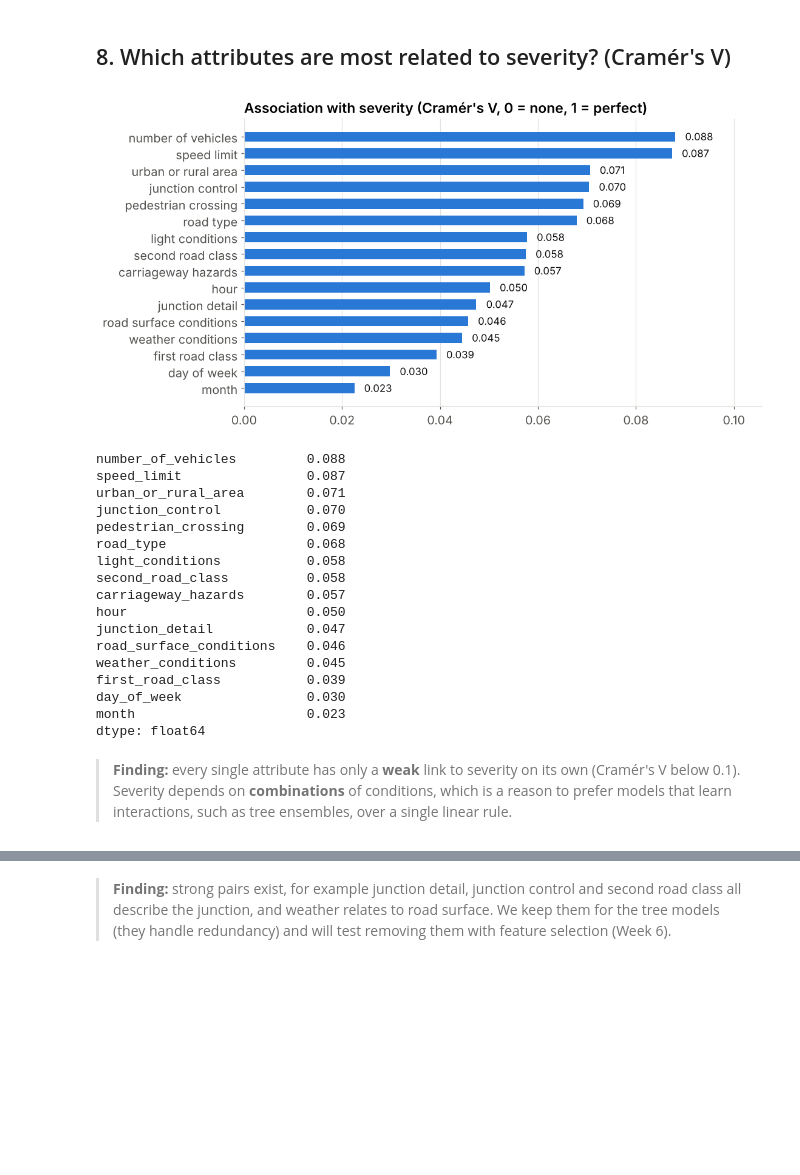
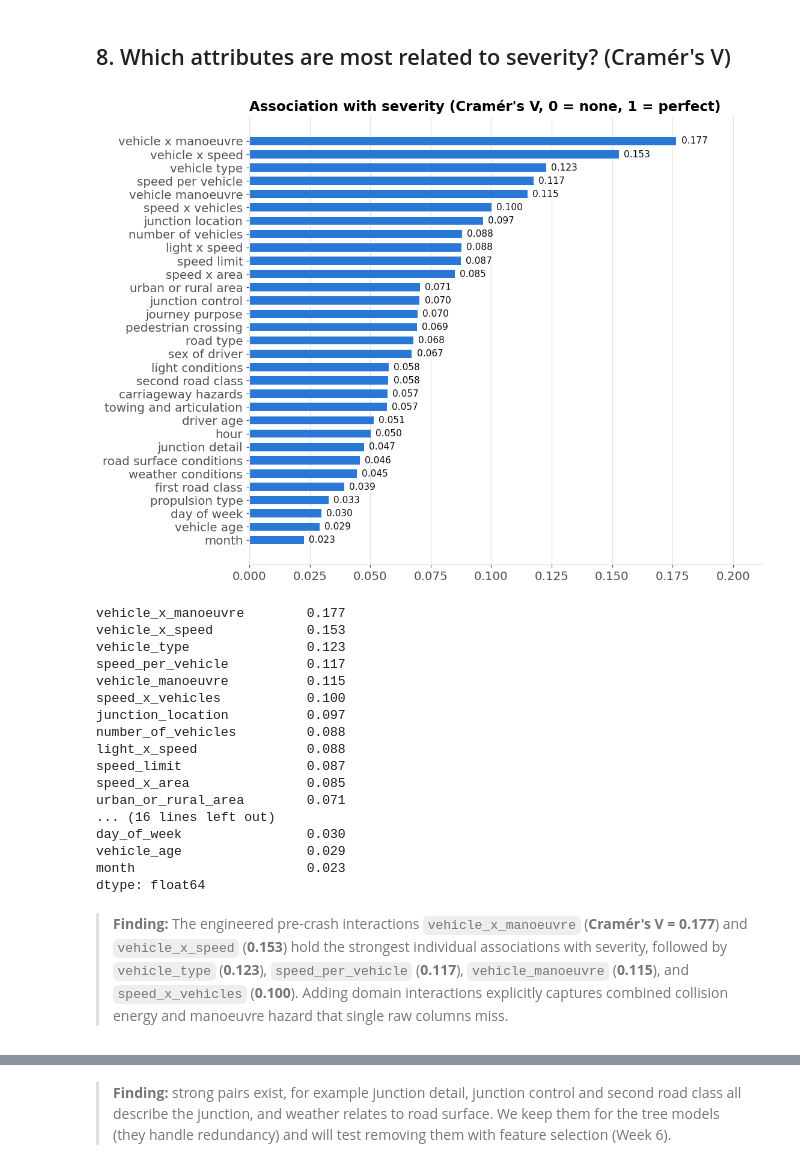
Before and after one commit to Ahmad-AlModhayan/arti205-road-accident-severity, a Jupyter notebook: Analysis/01_EDA_and_Data_Preparation.ipynb, the cells around one changed output, grey strips where cells are left out. Cells and saved outputs as stored; diff of their text form; code cells hidden in the pictures; blank space fills up the shorter version.

```diff
--- a/Analysis/01_EDA_and_Data_Preparation.ipynb
+++ b/Analysis/01_EDA_and_Data_Preparation.ipynb
@@ -18,6 +18,7 @@ from pathlib import Path
 from scipy.stats import chi2_contingency
 
 RAW = Path("../Data/dft-road-casualty-statistics-collision-2024.csv")
+VEH_RAW = Path("../Data/dft-road-casualty-statistics-vehicle-2024.csv")
 OUT = Path("../Data/UK_collisions_final.csv")
 FIG = Path("figures"); FIG.mkdir(exist_ok=True)
 
@@ -190,18 +296,29 @@ panels = [
     ("Light conditions", fatal_rate("light_conditions", ["Daylight", "Dark, lights lit", "Dark, lights unlit", "Dark, no lighting"])),
     ("Area", fatal_rate("urban_or_rural_area", ["Urban", "Rural"])),
     ("Road type", fatal_rate("road_type", ["Roundabout", "One way street", "Slip road", "Single carriageway", "Dual carriageway"])),
+    ("Vehicle type involved", fatal_rate("vehicle_type")),
+    ("Driver age (collision mean)", fatal_rate("driver_age", ["Unknown", "25-39", "Under 25", "40-59", "60+"])),
 ]
-fig, axes = plt.subplots(2, 2, figsize=(13, 7.4))
+fig, axes = plt.subplots(3, 2, figsize=(13.5, 10.6))
 for ax, (title, s) in zip(axes.ravel(), panels):
-    labels = [str(i).replace("Dark, ", "Dark,\n").replace(" carriageway", "\ncarriageway").replace("One way street", "One-way\nstreet") for i in s.index]
+    labels = [
+        str(i).replace("Dark, ", "Dark,\n").replace(" carriageway", "\ncarriageway")
+        .replace("One way street", "One-way\nstreet")
+        .replace("Other (e-scooter / agri / mobility)", "Other")
+        .replace("Large / other motorcycle", "Large\nmotorcycle")
+        .replace("Moped / small motorcycle", "Small\nmotorcycle")
+        .replace("Van / medium goods", "Van / med.\ngoods")
+        .replace("Heavy goods (7.5t+)", "HGV\n(7.5t+)")
+        for i in s.index
+    ]
     bars = ax.bar(labels, s.values, color=BLUE, width=0.6)
     ax.axhline(overall, color=MUTED, lw=1, ls=(0, (4, 3)))
     for b, v in zip(bars, s.values):
-        ax.text(b.get_x() + b.get_width()/2, v + 0.08, f"{v:.2f}%", ha="center", va="bottom", fontsize=10.5, color=INK,
+        ax.text(b.get_x() + b.get_width()/2, v + 0.08, f"{v:.2f}%", ha="center", va="bottom", fontsize=10, color=INK,
                 bbox=dict(facecolor="white", edgecolor="none", pad=0.5))
     ax.set_title(title, loc="left"); ax.set_ylim(0, max(s.max() * 1.25, 2)); ax.grid(axis="x", visible=False)
     ax.yaxis.set_major_locator(plt.MultipleLocator(1)); ax.yaxis.set_major_formatter(lambda v, p: f"{v:g}%")
-    ax.tick_params(axis="x", labelsize=10.5)
+    ax.tick_params(axis="x", labelsize=9.0)
 fig.suptitle(f"Fatal rate (% of collisions that were fatal). Dashed line = all collisions ({overall:.2f}%)",
              x=0.01, ha="left", fontsize=15, fontweight="semibold")
 fig.tight_layout()
@@ -277,41 +394,60 @@ IQR rule: values above 3.5 are outliers -> 1,997 collisions
 # %%
 def cramers_v(x, y):
     t = pd.crosstab(x, y)
     chi2 = chi2_contingency(t, correction=False)[0]
     n = t.values.sum(); r, k = t.shape
     return np.sqrt(chi2 / (n * (min(r, k) - 1)))
-feats = ["speed_limit","urban_or_rural_area","number_of_vehicles","light_conditions","first_road_class","junction_detail",
-         "road_type","junction_control","hour","pedestrian_crossing","second_road_class","weather_conditions",
-         "road_surface_conditions","carriageway_hazards","day_of_week","month"]
-assoc = pd.Series({f: cramers_v(df[f], df["severity"]) for f in feats}).sort_values()
-fig, ax = plt.subplots(figsize=(10, 5.6))
-ax.barh(assoc.index.str.replace("_", " "), assoc.values, color=BLUE, height=0.6)
-for i, v in enumerate(assoc.values): ax.text(v + 0.002, i, f"{v:.3f}", va="center", fontsize=11, color=INK)
+
+def add_interactions(d):
+    out = d.copy()
+    sp = pd.to_numeric(out["speed_limit"], errors="coerce").replace(-1, np.nan).fillna(30).astype(int)
+    nv = out["number_of_vehicles"].clip(upper=6)
+    out["speed_x_vehicles"] = sp * nv
+    out["speed_per_vehicle"] = (sp / nv).round(2)
+    speed_band = np.where(sp >= 60, "60-70mph", np.where(sp >= 40, "40-50mph", "20-30mph"))
+    area = out["urban_or_rural_area"].replace({1:"Urban",2:"Rural",3:"Urban",-1:"Urban","Unallocated":"Urban"})
+    dark_flag = np.where(out["light_conditions"].isin([1, "Daylight"]), "Daylight", "Dark")
+    out["speed_x_area"] = area.astype(str) + " | " + speed_band
+    out["light_x_speed"] = dark_flag + " | " + speed_band
+    out["vehicle_x_speed"] = out["vehicle_type"].astype(str) + " | " + speed_band
+    out["vehicle_x_manoeuvre"] = out["vehicle_type"].astype(str) + " | " + out["vehicle_manoeuvre"].astype(str)
+    return out
+
+df_assoc = add_interactions(df)
+feats = ["speed_limit","urban_or_rural_area","number_of_vehicles","vehicle_type","vehicle_manoeuvre","junction_location",
+         "light_conditions","first_road_class","junction_detail","road_type","junction_control","driver_age","sex_of_driver",
+         "journey_purpose","towing_and_articulation","propulsion_type","vehicle_age","hour","pedestrian_crossing",
+         "second_road_class","weather_conditions","road_surface_conditions","carriageway_hazards","day_of_week","month",
+         "speed_x_vehicles","speed_per_vehicle","speed_x_area","light_x_speed","vehicle_x_speed","vehicle_x_manoeuvre"]
+assoc = pd.Series({f: cramers_v(df_assoc[f], df_assoc["severity"]) for f in feats}).sort_values()
+fig, ax = plt.subplots(figsize=(10, 8.8))
+ax.barh(assoc.index.str.replace("_", " "), assoc.values, color=BLUE, height=0.62)
+for i, v in enumerate(assoc.values): ax.text(v + 0.002, i, f"{v:.3f}", va="center", fontsize=10, color=INK)
 ax.set_xlim(0, assoc.max() * 1.2); ax.grid(axis="y", visible=False)
 ax.set_title("Association with severity (Cramér's V, 0 = none, 1 = perfect)", loc="left")
 save(fig, "06_association_with_severity.png")
 print(assoc.sort_values(ascending=False).round(3))
 # %% [output]
-[figure, old version]
+[figure, new version]
+vehicle_x_manoeuvre        0.177
+vehicle_x_speed            0.153
+vehicle_type               0.123
+speed_per_vehicle          0.117
+vehicle_manoeuvre          0.115
+speed_x_vehicles           0.100
+junction_location          0.097
 number_of_vehicles         0.088
+light_x_speed              0.088
 speed_limit                0.087
+speed_x_area               0.085
 urban_or_rural_area        0.071
-junction_control           0.070
-pedestrian_crossing        0.069
-road_type                  0.068
-light_conditions           0.058
-second_road_class          0.058
-carriageway_hazards        0.057
-hour                       0.050
-junction_detail            0.047
-road_surface_conditions    0.046
-weather_conditions         0.045
-first_road_class           0.039
+... (16 lines left out)
 day_of_week                0.030
+vehicle_age                0.029
 month                      0.023
 dtype: float64
 # %% [markdown]
-> **Finding:** every single attribute has only a **weak** link to severity on its own (Cramér's V below 0.1). Severity depends on **combinations** of conditions, which is a reason to prefer models that learn interactions, such as tree ensembles, over a single linear rule.
+> **Finding:** The engineered pre-crash interactions `vehicle_x_manoeuvre` (**Cramér's V = 0.177**) and `vehicle_x_speed` (**0.153**) hold the strongest individual associations with severity, followed by `vehicle_type` (**0.123**), `speed_per_vehicle` (**0.117**), `vehicle_manoeuvre` (**0.115**), and `speed_x_vehicles` (**0.100**). Adding domain interactions explicitly captures combined collision energy and manoeuvre hazard that single raw columns miss.
 # %%
 # redundancy check between attributes (Week 4 correlation heatmap, for categorical data)
 red = ["speed_limit","urban_or_rural_area","first_road_class","road_type","junction_detail","junction_control",
```
Also changed, not shown: parts of 15 cells of this notebook, 42 other files.
